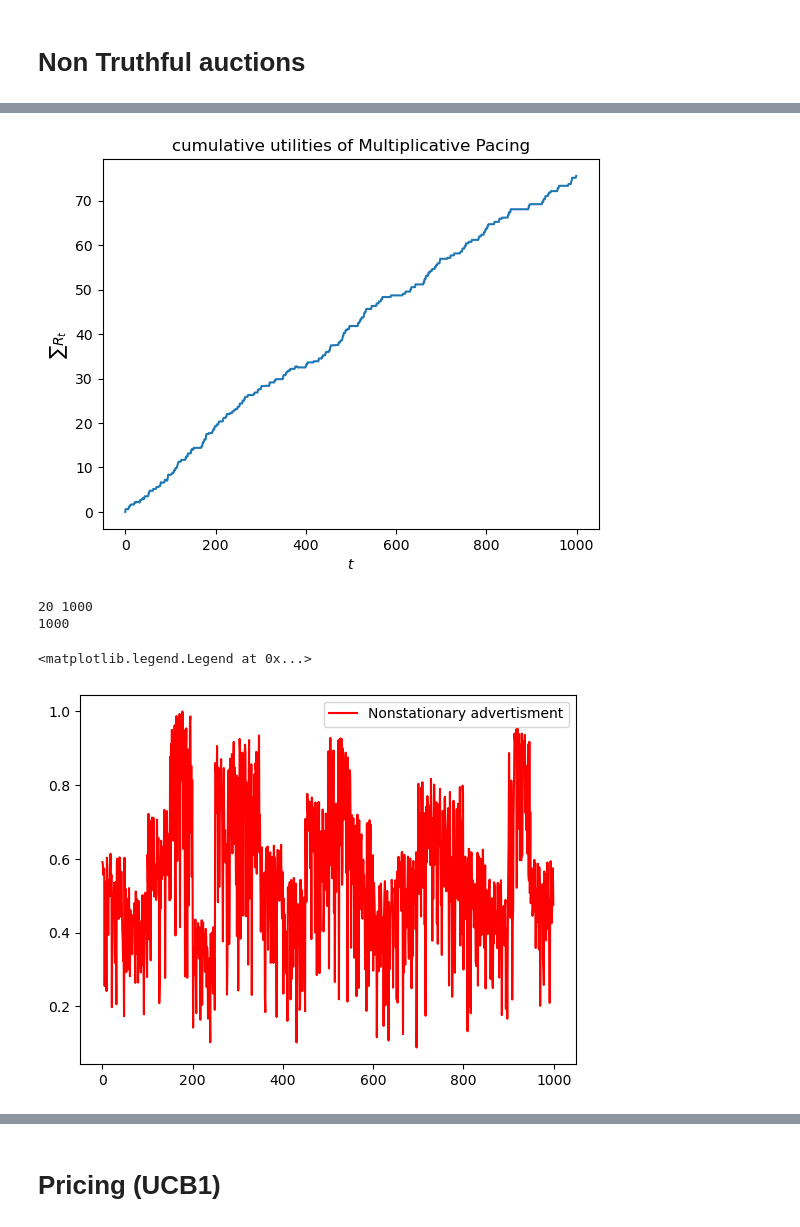
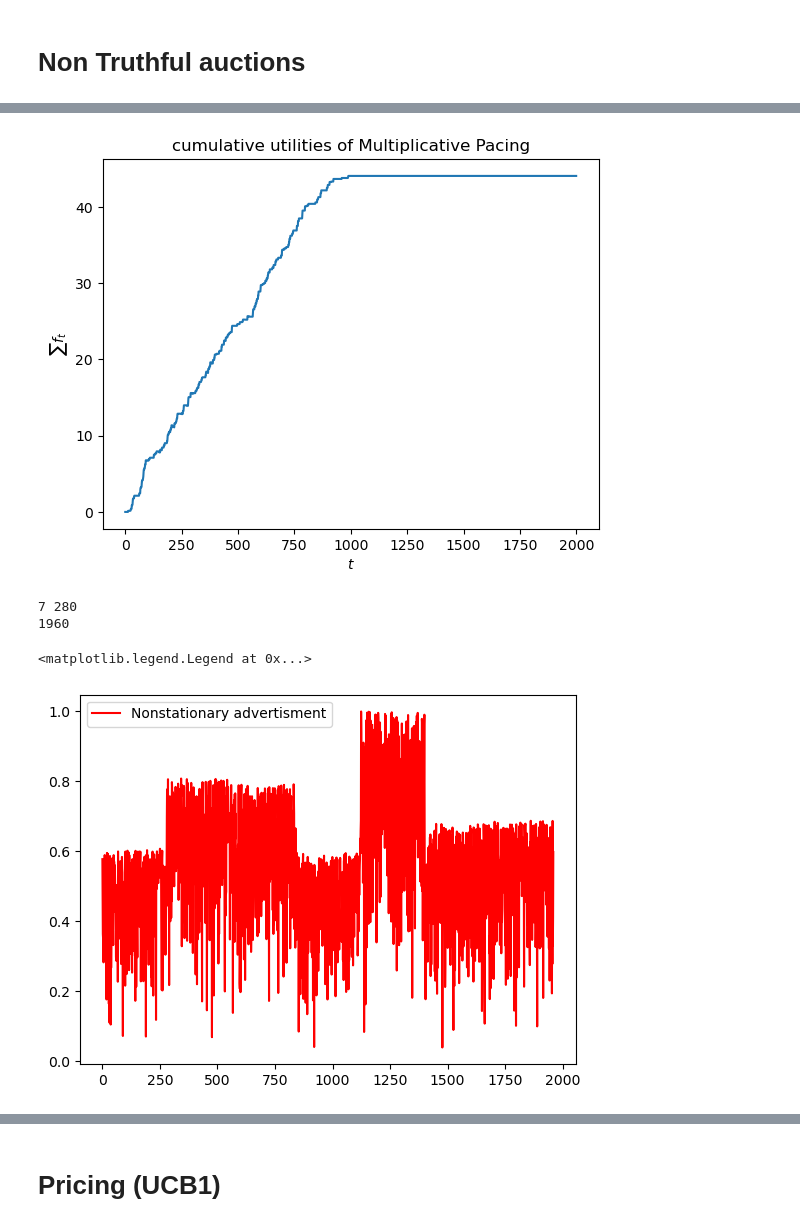
Before and after one commit to kklisto/ONLINE_LEARNING_APPLICATIONS, a Jupyter notebook: requirement_2.ipynb, the cells around one changed output, grey strips where cells are left out. Saved outputs shown, nothing was run; the diff lists cells and outputs as text; code cells hidden in the pictures.

```diff
--- a/requirement_2.ipynb
+++ b/requirement_2.ipynb
@@ -11,8 +11,8 @@ from importations.requirement2 import *
 ### Stochastic Bidders: my competitors sample their bids from
 ### probability distributions
 
-n_advertisers = 3
-n_users = 1000
+n_advertisers = 4
+n_users = 2000 # to compare with the non-stationary case latter
 B = 100
 my_valuation = 0.8
 rho = B/n_users
@@ -24,7 +24,7 @@ other_bids = np.random.uniform(0, 1, size = (n_advertisers-1, n_users))
 m_t = other_bids.max(axis=0)
 
 ### the maximum among k uniformly distributed r.v.s is a beta r.v. with alpha=k and beta=1
-available_bids = np.linspace(0,1,11)
+available_bids = np.linspace(0,1,40)
 #win_probabilities = stats.beta.cdf(available_bids, n_advertisers-1, 1)
 win_probabilities = np.array([sum(b > m_t)/n_users for b in available_bids])
 
@@ -106,52 +130,52 @@ plt.show()
 # %%
-cumulative_utilities = np.cumsum(utilities)
-plt.plot(cumulative_utilities)
+cumulative_utilities_st = np.cumsum(utilities_st)
+plt.plot(cumulative_utilities_st)
 plt.xlabel('$t$')
-plt.ylabel('$\sum R_t$')
+plt.ylabel('$\sum f_t$')
 plt.title('cumulative utilities of Multiplicative Pacing')
 plt.show()
 # %% [output]
-[figure, old version]
+[figure, new version]
 # %%
 #Creating the noise:
-n_epochs = int(n_users / 50.0)
+n_users = 280
+n_epochs = int(n_users / 40.0)
 print(n_epochs, n_users)
-n_users = 50
 n_advertisers = 4
 
 np.random.seed(42)
 
 def compute_other_bids(n_epochs, n_users, n_advertisers):
     ADV = [] # The list that keeps track of the evolving bids
     for i in range(n_epochs):
         b = np.random.uniform(5,15) # A random coefficient is chosen for a new competing bids distribution
         other_bids = np.random.uniform(0, b*B/n_users, size = ((n_advertisers-1), n_users))
 
         ADV.append(other_bids)
 
     C = np.hstack(ADV)
 
     C_min = np.min(C)
     C_max = np.max(C)
     C_normalized = (C - C_min) / (C_max - C_min)
 
     C = C_normalized
 
     m_t  =C.max(axis = 0) # The sequence of maximum competing bids
 
     return m_t, C
 
 m_t, C = compute_other_bids(n_epochs, n_users, n_advertisers)
 
 t = np.arange(n_users*n_epochs)
 print(len(m_t))
 plt.plot(t,m_t, label = 'Nonstationary advertisment' , color = 'Red')
 plt.legend()
 # %% [output]
-20 1000
-1000
+7 280
+1960
 <matplotlib.legend.Legend at 0x...>
-[figure, old version]
+[figure, new version]
 # %%
 n_users = len(t)
 
```
Also changed, not shown: parts of 23 cells of this notebook, 7 other files.
